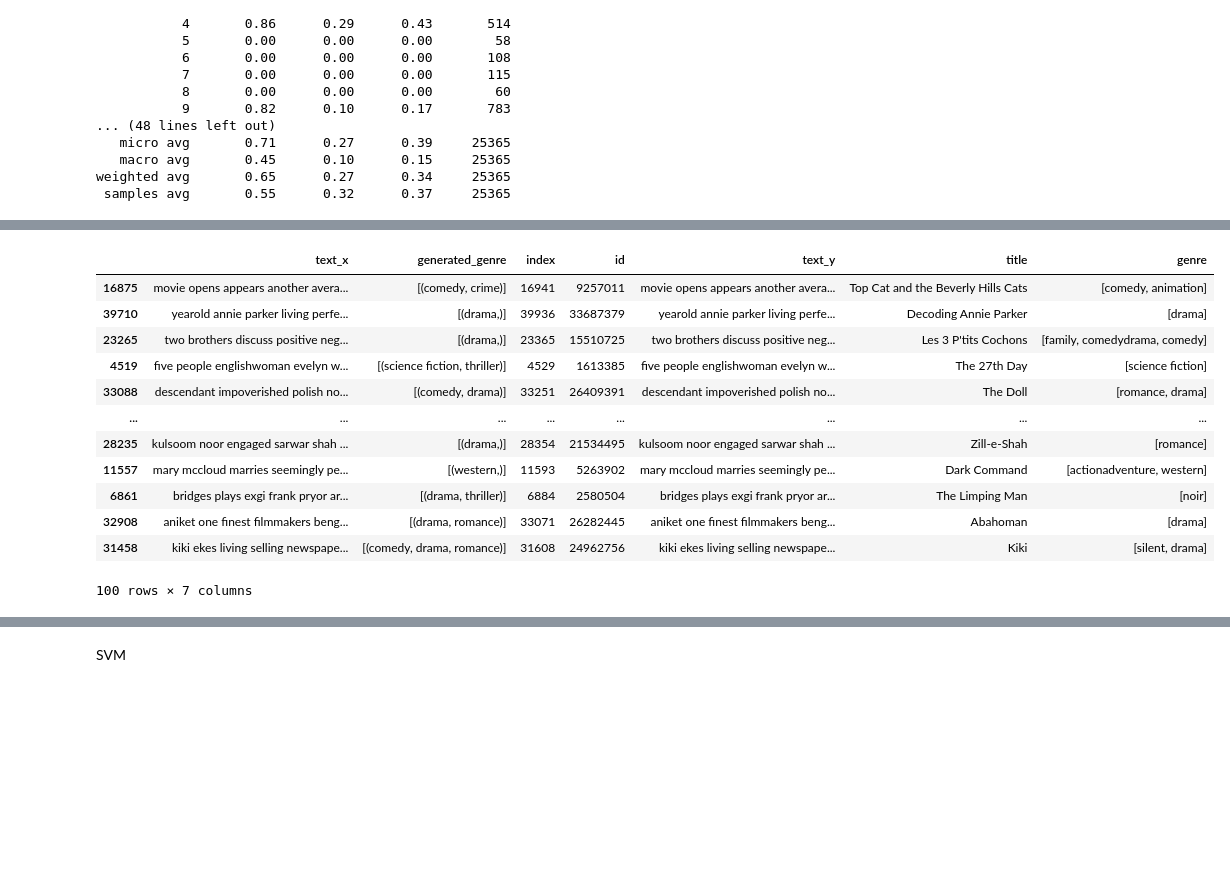
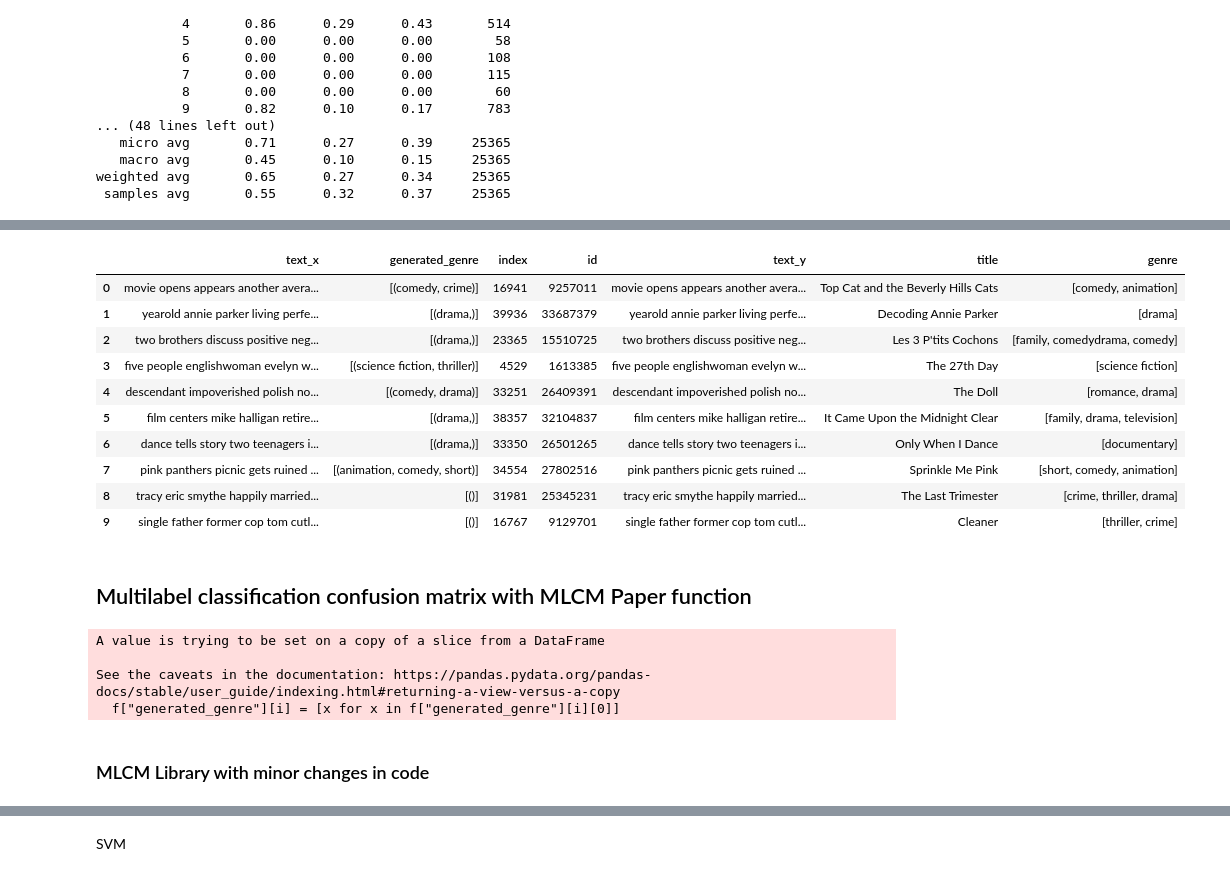
Before and after one commit to MatthiasRemta/NLP_Project, a Jupyter notebook: Logistic_Regression_try_reduced_to_60.ipynb, the cells around one changed output, grey strips where cells are left out. Saved outputs shown, nothing was run; the diff lists cells and outputs as text; code cells hidden in the pictures; blank space fills up the shorter version.

```diff
--- a/Logistic_Regression_try_reduced_to_60.ipynb
+++ b/Logistic_Regression_try_reduced_to_60.ipynb
@@ -252,18 +252,51 @@ Actual genre:  ['short', 'japanese']
 # %%
-f = pd.DataFrame(xval)[0:100]
+#Apply it to all Film
+f = pd.DataFrame(xval)
 f['generated_genre'] = pd.DataFrame(xval)['text'].apply(new_val)
-f.merge(df, left_index=True, how='left', right_index=True)
+f= f.merge(df, left_index=True, how='left', right_index=True).reset_index(drop=True)
+f.head(10)
 # %% [output]
 |  | text_x | generated_genre | index | id | text_y | title | genre |
-| 16875 | movie opens appears another avera... | [(comedy, crime)] | 16941 | 9257011 | movie opens appears another avera... | Top Cat and the Beverly Hills Cats | [comedy, animation] |
-| 39710 | yearold annie parker living perfe... | [(drama,)] | 39936 | 33687379 | yearold annie parker living perfe... | Decoding Annie Parker | [drama] |
-| 23265 | two brothers discuss positive neg... | [(drama,)] | 23365 | 15510725 | two brothers discuss positive neg... | Les 3 P'tits Cochons | [family, comedydrama, comedy] |
-| 4519 | five people englishwoman evelyn w... | [(science fiction, thriller)] | 4529 | 1613385 | five people englishwoman evelyn w... | The 27th Day | [science fiction] |
-| 33088 | descendant impoverished polish no... | [(comedy, drama)] | 33251 | 26409391 | descendant impoverished polish no... | The Doll | [romance, drama] |
-| ... | ... | ... | ... | ... | ... | ... | ... |
-| 28235 | kulsoom noor engaged sarwar shah ... | [(drama,)] | 28354 | 21534495 | kulsoom noor engaged sarwar shah ... | Zill-e-Shah | [romance] |
-| 11557 | mary mccloud marries seemingly pe... | [(western,)] | 11593 | 5263902 | mary mccloud marries seemingly pe... | Dark Command | [actionadventure, western] |
-| 6861 | bridges plays exgi frank pryor ar... | [(drama, thriller)] | 6884 | 2580504 | bridges plays exgi frank pryor ar... | The Limping Man | [noir] |
-| 32908 | aniket one finest filmmakers beng... | [(drama, romance)] | 33071 | 26282445 | aniket one finest filmmakers beng... | Abahoman | [drama] |
-| 31458 | kiki ekes living selling newspape... | [(comedy, drama, romance)] | 31608 | 24962756 | kiki ekes living selling newspape... | Kiki | [silent, drama] |
+| 0 | movie opens appears another avera... | [(comedy, crime)] | 16941 | 9257011 | movie opens appears another avera... | Top Cat and the Beverly Hills Cats | [comedy, animation] |
+| 1 | yearold annie parker living perfe... | [(drama,)] | 39936 | 33687379 | yearold annie parker living perfe... | Decoding Annie Parker | [drama] |
+| 2 | two brothers discuss positive neg... | [(drama,)] | 23365 | 15510725 | two brothers discuss positive neg... | Les 3 P'tits Cochons | [family, comedydrama, comedy] |
+| 3 | five people englishwoman evelyn w... | [(science fiction, thriller)] | 4529 | 1613385 | five people englishwoman evelyn w... | The 27th Day | [science fiction] |
+| 4 | descendant impoverished polish no... | [(comedy, drama)] | 33251 | 26409391 | descendant impoverished polish no... | The Doll | [romance, drama] |
+| 5 | film centers mike halligan retire... | [(drama,)] | 38357 | 32104837 | film centers mike halligan retire... | It Came Upon the Midnight Clear | [family, drama, television] |
+| 6 | dance tells story two teenagers i... | [(drama,)] | 33350 | 26501265 | dance tells story two teenagers i... | Only When I Dance | [documentary] |
+| 7 | pink panthers picnic gets ruined ... | [(animation, comedy, short)] | 34554 | 27802516 | pink panthers picnic gets ruined ... | Sprinkle Me Pink | [short, comedy, animation] |
+| 8 | tracy eric smythe happily married... | [()] | 31981 | 25345231 | tracy eric smythe happily married... | The Last Trimester | [crime, thriller, drama] |
+| 9 | single father former cop tom cutl... | [()] | 16767 | 9129701 | single father former cop tom cutl... | Cleaner | [thriller, crime] |
-100 rows × 7 columns
+# %% [markdown]
+## Multilabel classification confusion matrix with MLCM Paper function
+# %%
+#clean lists
+for i in range(len(f["generated_genre"])):
+    f["generated_genre"][i] = [x for x in f["generated_genre"][i][0]]
+
+#sort lists in genre alphabetically
+f["genre"] = f["genre"].apply(lambda x: sorted(x))
+
+
+###prepare for library
+
+# Create a set
+unique_genre = set()
+for genres in f["genre"]:
+    unique_genre.update(genres)
+unique_genre = list(unique_genre)
+
+#one-hot encoding
+one_hot_true = [[1 if genre in movie_genres else 0 for genre in unique_genre] for movie_genres in f["genre"]]
+one_hot_pred = [[1 if genre in movie_genres else 0 for genre in unique_genre] for movie_genres in f["generated_genre"]]
+
+#arrays
+label_true = np.array(one_hot_true)
+label_pred = np.array(one_hot_pred)
+# %% [output]
+A value is trying to be set on a copy of a slice from a DataFrame
+
+See the caveats in the documentation: https://pandas.pydata.org/pandas-docs/stable/user_guide/indexing.html#returning-a-view-versus-a-copy
+  f["generated_genre"][i] = [x for x in f["generated_genre"][i][0]]
+# %% [markdown]
+### MLCM Library with minor changes in code
```
Also changed, not shown: parts of 7 cells of this notebook, 2 other files.
